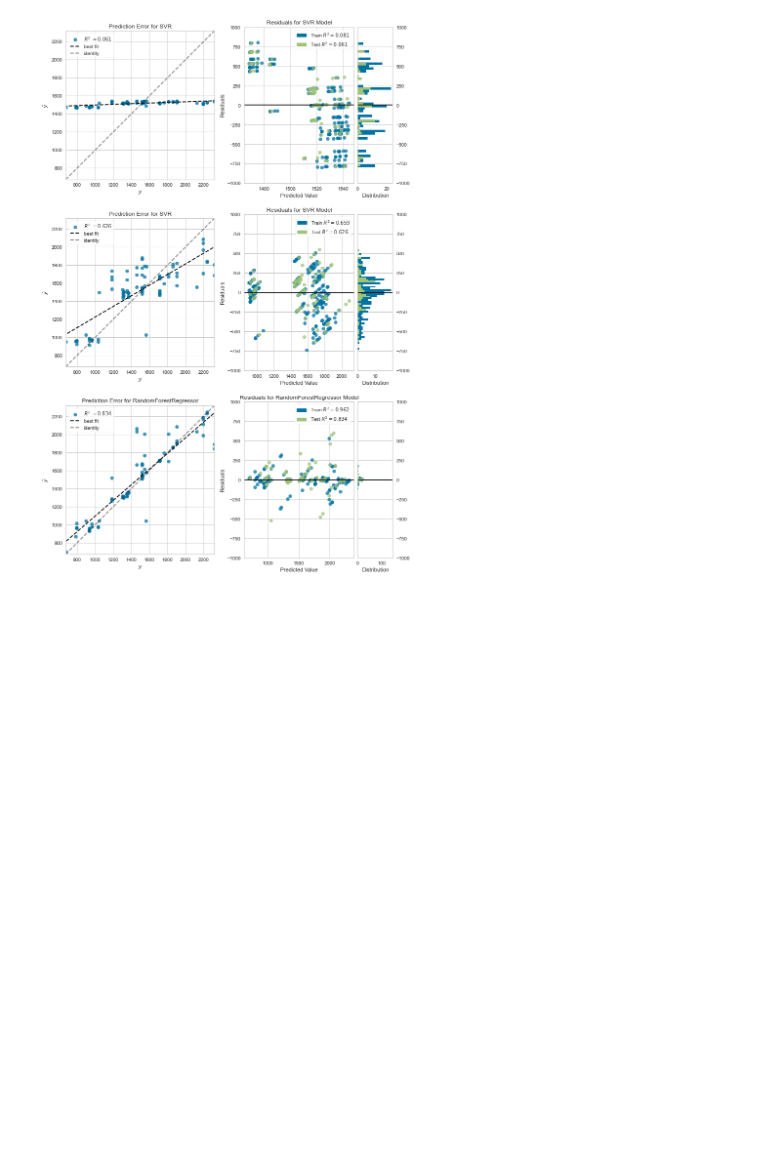
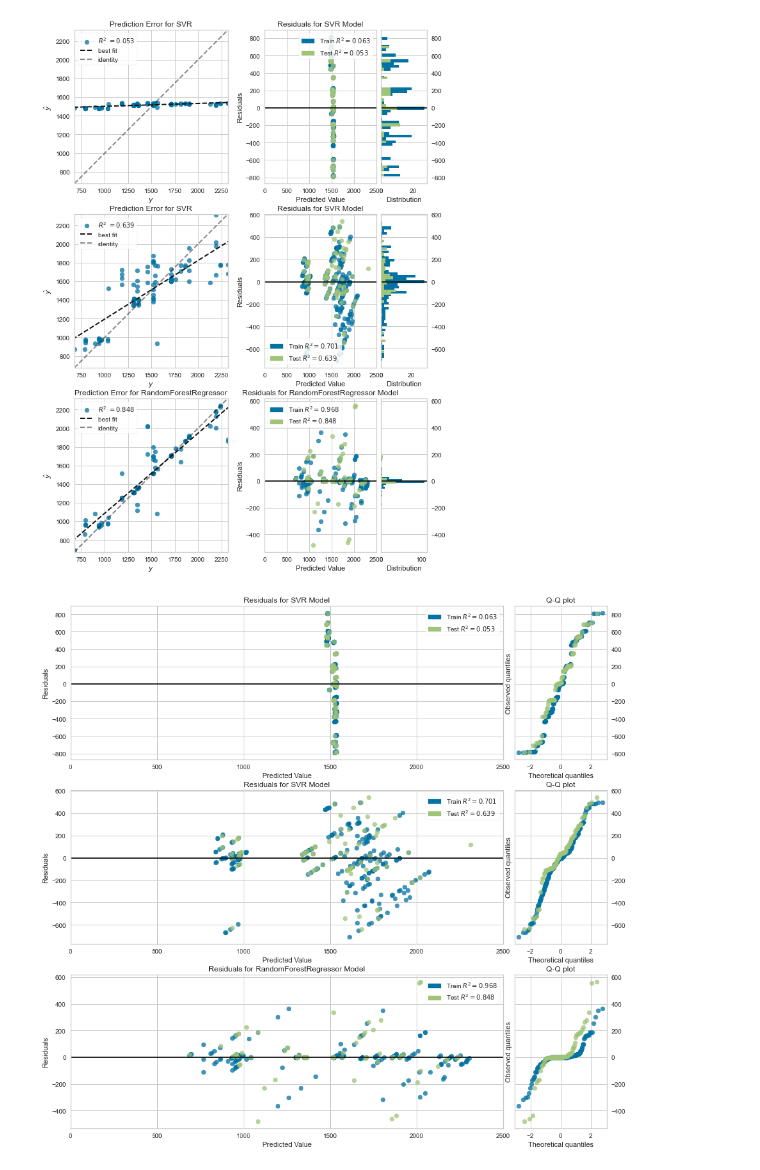
Before and after one commit to thijnalbers/ThesisCode, a Jupyter notebook: Notebook.ipynb, the cells around one changed output. Saved outputs shown, nothing was run; the diff lists cells and outputs as text; code cells hidden in the pictures; blank space fills up the shorter version.

Commit message:
QQ plots

```diff
--- a/Notebook.ipynb
+++ b/Notebook.ipynb
@@ -231,7 +224,7 @@ def best_first_search() -> Set[str]:
     def create_single_expansion(subset) -> List[Set]:
         return [subset.union({f}) for f in feature_names_num]
 
-    max_no_improvement = 5
+    max_no_improvement = 10
     def search(subset:Set, prev_score, count_no_improvement, current_best_subset = None, current_best_score = None) -> Set[str]:
         if count_no_improvement > max_no_improvement:
             return current_best_subset
@@ -262,10 +255,12 @@ CFS selected the following 7 numerical features: ['P1_Gioia Tauro_Italy_planned'
 from sklearn.preprocessing import StandardScaler
 from sklearn.model_selection import train_test_split
 
-X = X[X.columns.intersection(cfs_result + list(df_cat.columns.values))]
+X = X[cfs_result + list(df_cat.columns.values)]
+# X = X[X.columns.intersection(cfs_result + list(df.select_dtypes(include='number').columns.values))]
+
 
 feature_names = X.columns
-print(f'Feature names (category and filtered numerical): {feature_names}')
+print(f'{len(feature_names)} Feature names (category and filtered numerical): {feature_names}')
 X.fillna(0, inplace=True)
 y.fillna(0, inplace=True)
 
@@ -299,18 +367,33 @@ print(pipelines[-1].score(X_test, y_test))
 # %%
 from yellowbrick.regressor import ResidualsPlot, PredictionError
 
-fig, axes = plt.subplots(len(pipelines), 2, figsize=(12,20))
+fig, axes = plt.subplots(len(pipelines), 2, figsize=(10,15))
 
 for i, pipe in enumerate(pipelines):
     visualizer = PredictionError(pipe['model'], ax=axes[i][0])
     visualizer.fit(pipe['scaler'].transform(X_train), y_train)
     visualizer.score(pipe['scaler'].transform(X_test), y_test)
     visualizer.finalize()
 
-    axes[i][1].set_ylim((-1000, 1000))
+    # axes[i][1].set_ylim((-1000, 1000))
+    axes[i][1].set_xlim((0, 2500))
     visualizer = ResidualsPlot(pipe['model'], ax=axes[i][1])
     visualizer.fit(pipe['scaler'].transform(X_train), y_train)
     visualizer.score(pipe['scaler'].transform(X_test), y_test)
     visualizer.finalize()
+
+plt.savefig('output/model_comparison.png')
+
+fig, axes = plt.subplots(len(pipelines), 1, figsize=(15,15))
+
+for i, pipe in enumerate(pipelines):
+    axes[i].set_xlim((0, 2500))
+    visualizer = ResidualsPlot(pipe['model'], ax=axes[i], hist=False, qqplot=True)
+    visualizer.fit(pipe['scaler'].transform(X_train), y_train)
+    visualizer.score(pipe['scaler'].transform(X_test), y_test)
+    visualizer.finalize()
+
+plt.savefig('output/model_comparison_qq.png')
 # %% [output]
-[figure, old version]
+[figure, new version]
+[figure, added]
```
Also changed, not shown: parts of 9 cells of this notebook, 2 other files.
